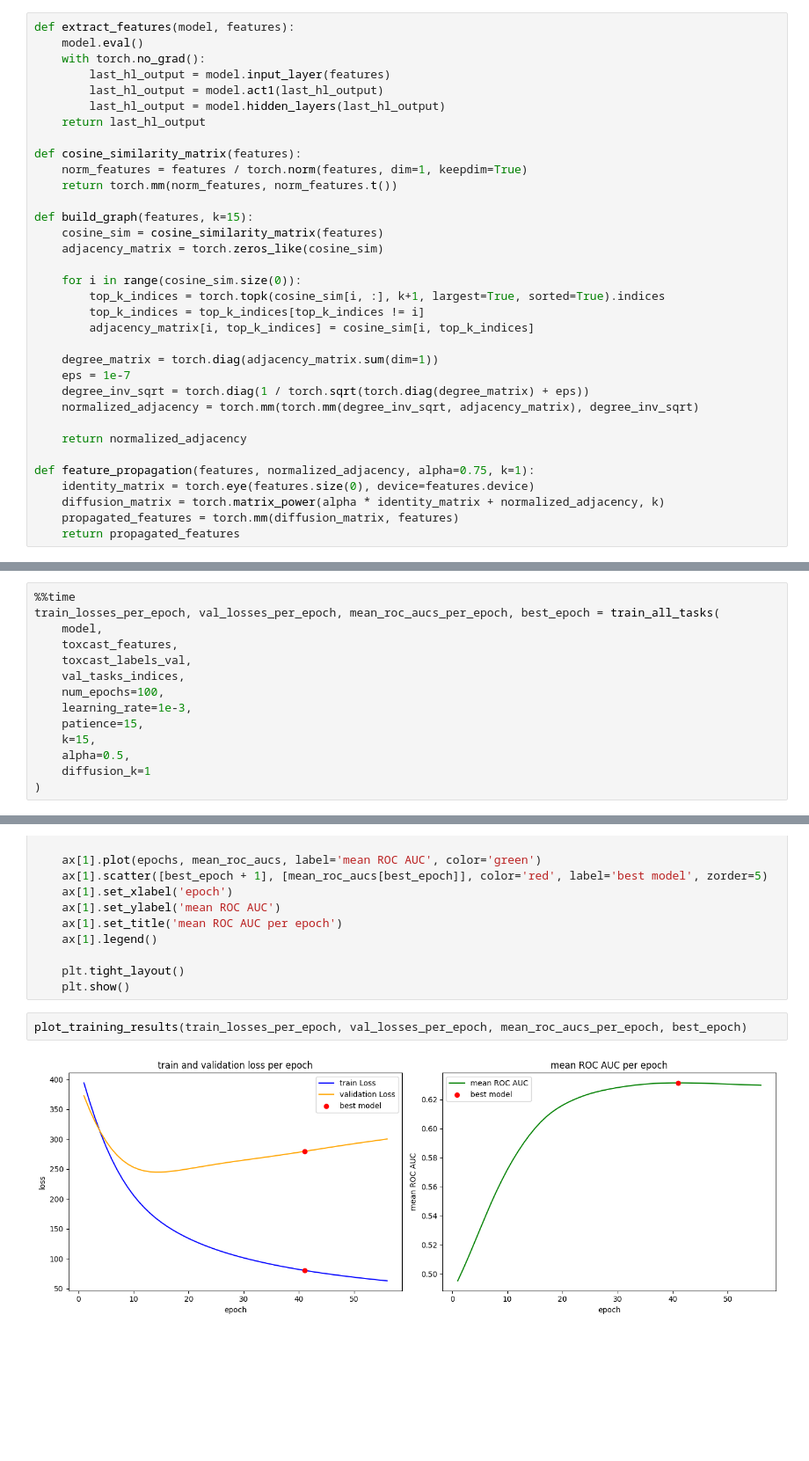
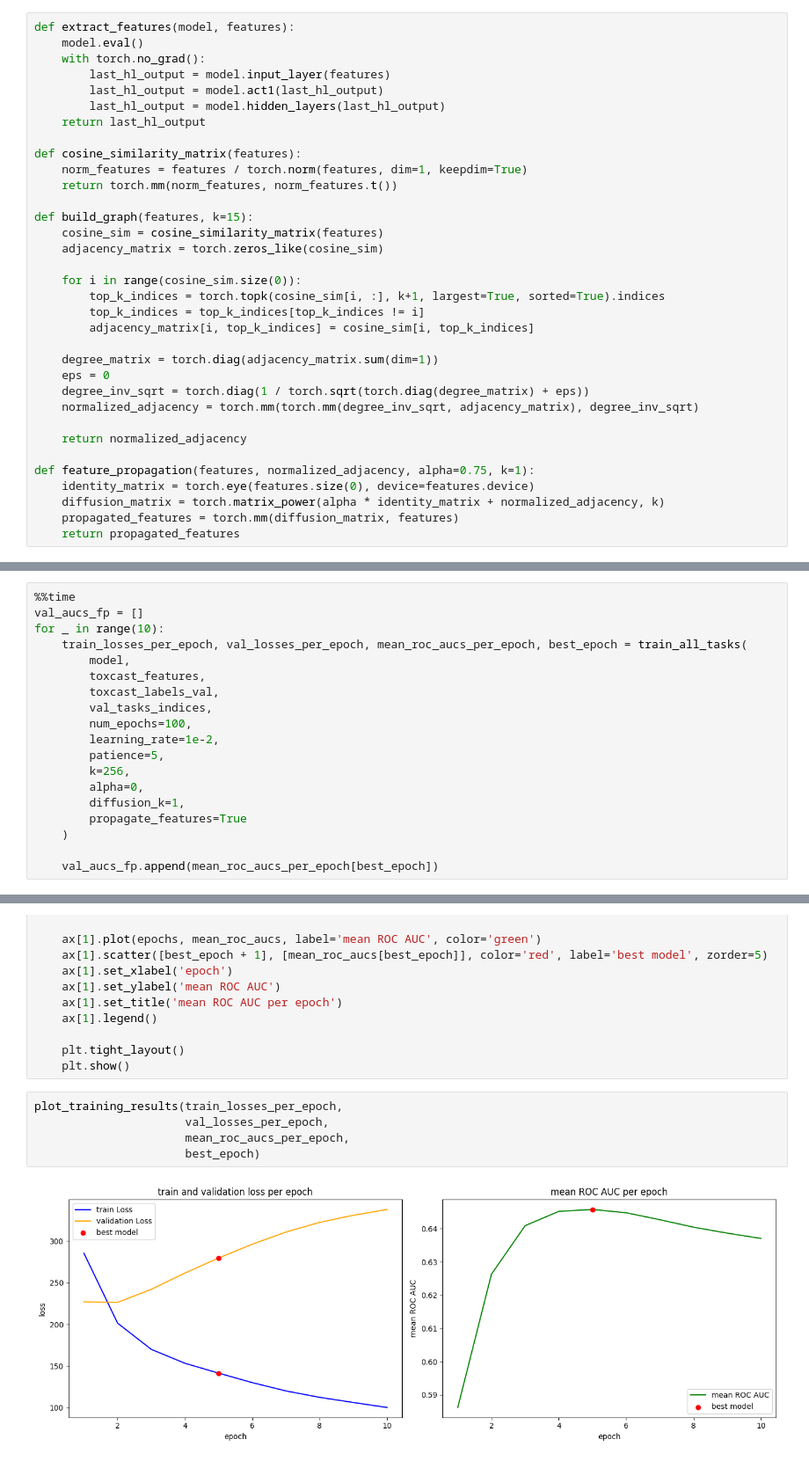
Before and after one commit to Tschoui/few_shot_feature_propagation, a Jupyter notebook: feature propagation/feature_propagation.ipynb, the cells around one changed output, grey strips where cells are left out. Shown at 88% size. Drawn from its saved outputs; the diff is of its cells as text; blank space fills up the shorter version.

Commit message:
obtain results on the val set for model with &  w/o feature propagation

```diff
--- a/feature propagation/feature_propagation.ipynb
+++ b/feature propagation/feature_propagation.ipynb
@@ -202,7 +201,7 @@ def build_graph(features, k=15):
         adjacency_matrix[i, top_k_indices] = cosine_sim[i, top_k_indices]
 
     degree_matrix = torch.diag(adjacency_matrix.sum(dim=1))
-    eps = 1e-7
+    eps = 0
     degree_inv_sqrt = torch.diag(1 / torch.sqrt(torch.diag(degree_matrix) + eps))
     normalized_adjacency = torch.mm(torch.mm(degree_inv_sqrt, adjacency_matrix), degree_inv_sqrt)
 
@@ -361,16 +367,21 @@ def train_all_tasks(
     return all_train_losses_per_epoch, all_val_losses_per_epoch, mean_roc_aucs_per_epoch, best_epoch
 # %%
 %%time
-train_losses_per_epoch, val_losses_per_epoch, mean_roc_aucs_per_epoch, best_epoch = train_all_tasks(
-    model,
-    toxcast_features,
-    toxcast_labels_val,
-    val_tasks_indices,
-    num_epochs=100,
-    learning_rate=1e-3,
-    patience=15,
-    k=15,
-    alpha=0.5,
-    diffusion_k=1
-)
+val_aucs_fp = []
+for _ in range(10):
+    train_losses_per_epoch, val_losses_per_epoch, mean_roc_aucs_per_epoch, best_epoch = train_all_tasks(
+        model,
+        toxcast_features,
+        toxcast_labels_val,
+        val_tasks_indices,
+        num_epochs=100,
+        learning_rate=1e-2,
+        patience=5,
+        k=256,
+        alpha=0,
+        diffusion_k=1,
+        propagate_features=True
+    )
+
+    val_aucs_fp.append(mean_roc_aucs_per_epoch[best_epoch])
 # %% [output]
@@ -418,6 +434,9 @@ def plot_training_results(train_losses, val_losses, mean_roc_aucs, best_epoch):
     plt.tight_layout()
     plt.show()
 # %%
-plot_training_results(train_losses_per_epoch, val_losses_per_epoch, mean_roc_aucs_per_epoch, best_epoch)
+plot_training_results(train_losses_per_epoch,
+                      val_losses_per_epoch,
+                      mean_roc_aucs_per_epoch,
+                      best_epoch)
 # %% [output]
-[figure, old version]
+[figure, new version]
```
Also changed, not shown: parts of 8 cells of this notebook, 1 other file.
